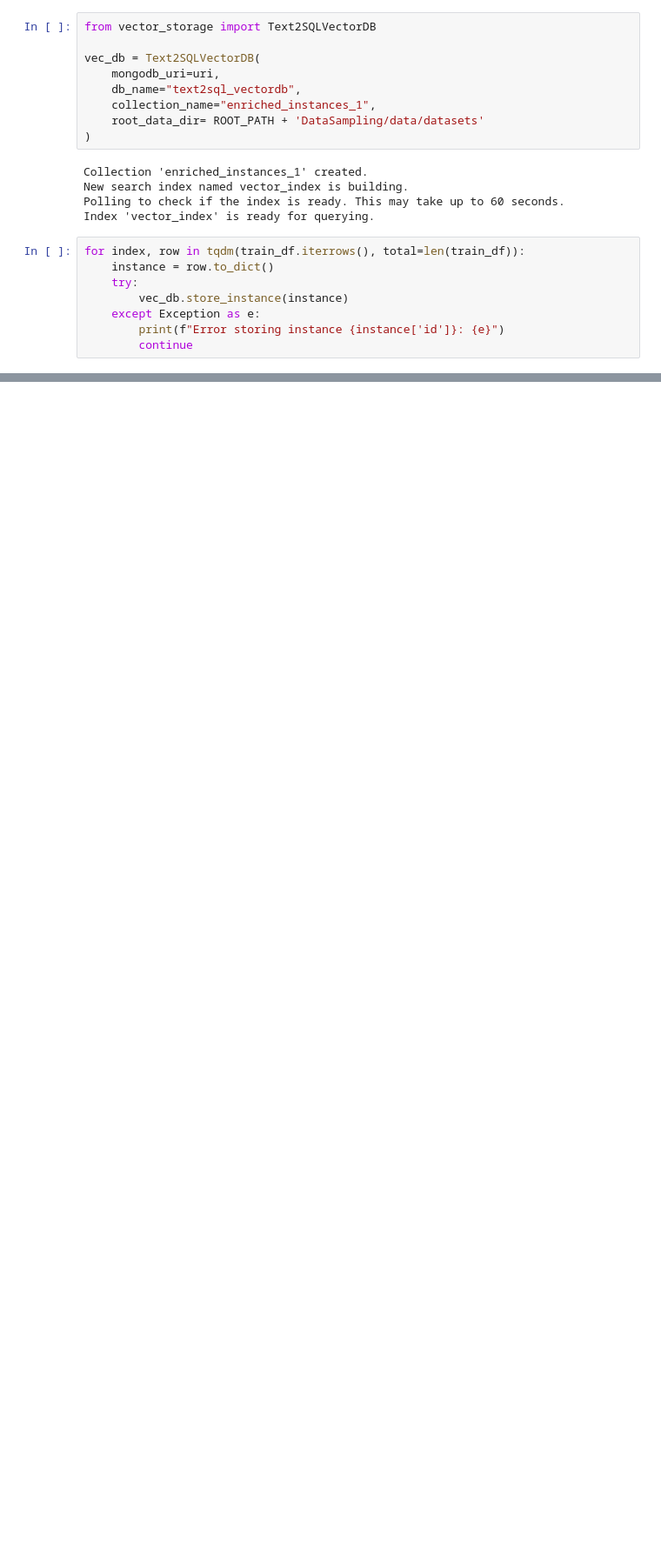
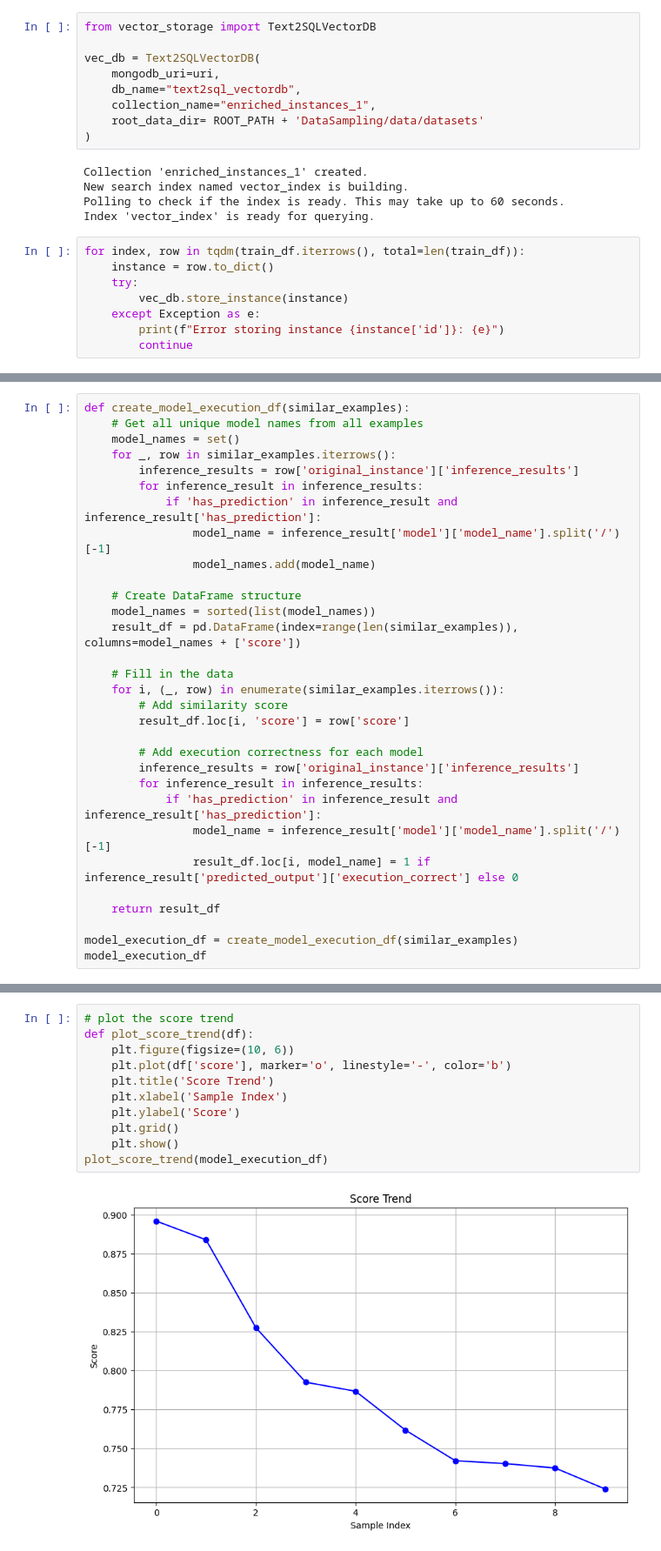
Before and after one commit to sina-behnam/MA_text2SQL, a Jupyter notebook: DataSampling/src/models/pipeline/selection.ipynb, the cells around one changed output, grey strips where cells are left out. Shown at 87% size. Drawn from its saved outputs; the diff is of its cells as text; blank space fills up the shorter version.

Commit message:
putting more model selection analysis

```diff
--- a/DataSampling/src/models/pipeline/selection.ipynb
+++ b/DataSampling/src/models/pipeline/selection.ipynb
@@ -212,0 +213,31 @@ Table: customers Description: nan DDL: CREATE TABLE customers
+# %%
+def create_model_execution_df(similar_examples):
+    # Get all unique model names from all examples
+    model_names = set()
+    for _, row in similar_examples.iterrows():
+        inference_results = row['original_instance']['inference_results']
+        for inference_result in inference_results:
+            if 'has_prediction' in inference_result and inference_result['has_prediction']:
+                model_name = inference_result['model']['model_name'].split('/')[-1]
+                model_names.add(model_name)
+
+    # Create DataFrame structure
+    model_names = sorted(list(model_names))
+    result_df = pd.DataFrame(index=range(len(similar_examples)), columns=model_names + ['score'])
+
+    # Fill in the data
+    for i, (_, row) in enumerate(similar_examples.iterrows()):
+        # Add similarity score
+        result_df.loc[i, 'score'] = row['score']
+
+        # Add execution correctness for each model
+        inference_results = row['original_instance']['inference_results']
+        for inference_result in inference_results:
+            if 'has_prediction' in inference_result and inference_result['has_prediction']:
+                model_name = inference_result['model']['model_name'].split('/')[-1]
+                result_df.loc[i, model_name] = 1 if inference_result['predicted_output']['execution_correct'] else 0
+
+    return result_df
+
+model_execution_df = create_model_execution_df(similar_examples)
+model_execution_df
@@ -212,0 +256,13 @@ Table: customers Description: nan DDL: CREATE TABLE customers
+# %%
+# plot the score trend
+def plot_score_trend(df):
+    plt.figure(figsize=(10, 6))
+    plt.plot(df['score'], marker='o', linestyle='-', color='b')
+    plt.title('Score Trend')
+    plt.xlabel('Sample Index')
+    plt.ylabel('Score')
+    plt.grid()
+    plt.show()
+plot_score_trend(model_execution_df)
+# %% [output]
+[figure, added]
```
Also changed, not shown: parts of 10 cells of this notebook.
